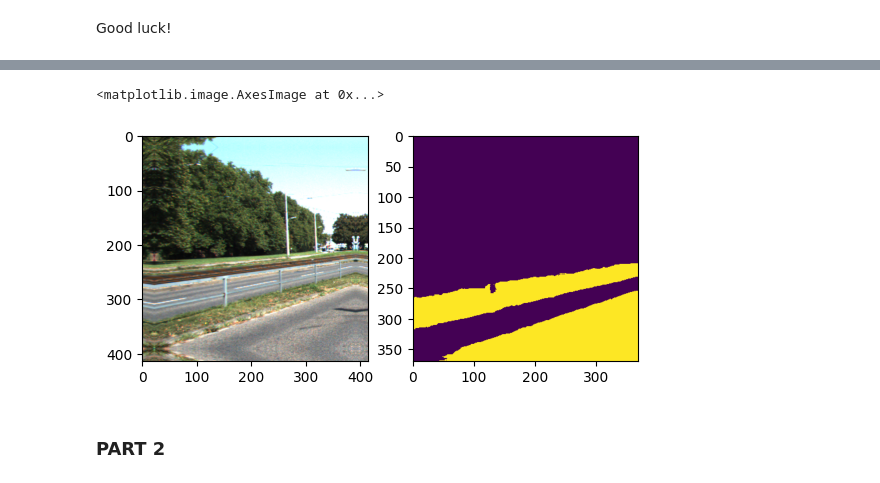
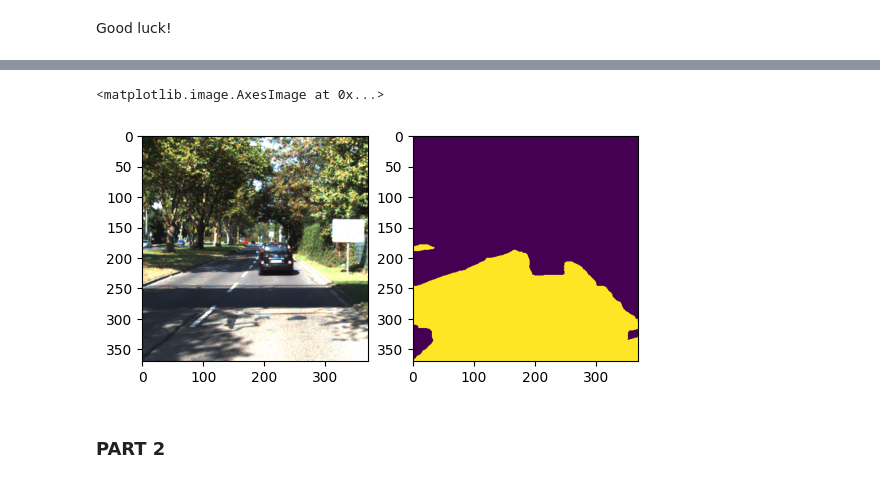
Before and after one commit to babanov1403/deep_vision_and_graphics, a Jupyter notebook: homework03/homework-part1-segmentation.ipynb, the cells around one changed output, grey strips where cells are left out. Drawn from its saved outputs; the diff is of its cells as text; code cells hidden in the pictures.

```diff
--- a/homework03/homework-part1-segmentation.ipynb
+++ b/homework03/homework-part1-segmentation.ipynb
@@ -179,20 +200,29 @@ class Conv3x3Relu(nn.Module):
         self.in_channels = in_channels
         self.out_channels = out_channels
 
-        self.conv = nn.Conv2d(in_channels=in_channels, out_channels=out_channels, kernel_size=3)
+        self.conv = nn.Conv2d(in_channels=in_channels, out_channels=out_channels, kernel_size=3, padding=1)
         self.bn = nn.BatchNorm2d(num_features=out_channels)
         self.relu = nn.ReLU()
     def forward(self, x):
         x = self.conv(x)
         x = self.bn(x)
         return self.relu(x)
+# %%
+def dice_loss(pred, target, smooth=1):
+    pred = torch.sigmoid(pred)
+    pred_flat = pred.reshape(-1)
+    target_flat = target.reshape(-1)
+    intersection = (pred_flat * target_flat).sum()
+    dice = (2 * intersection + smooth) / (pred_flat.sum() + target_flat.sum() + smooth)
+
+    return 1 - dice
 # %%
-def train(model, epoch_num=10):
+def train(model, epoch_num=100):
     model.to(device)
 
-    criterion = F.binary_cross_entropy_with_logits
+    criterion = dice_loss
     optimizer = torch.optim.Adam(model.parameters(), lr=1e-4)
-
+    scheduler = torch.optim.lr_scheduler.CosineAnnealingLR(optimizer, T_max=50)
     for epoch in range(epoch_num):
         model.train()
         total_loss = 0.0
@@ -204,9 +234,10 @@ def train(model, epoch_num=10):
             loss = criterion(outputs, masks)
             loss.backward()
             optimizer.step()
+            scheduler.step()
 
             total_loss += loss.item()
 
-        print(f'Epoch {epoch+1}, Loss: {total_loss/len(train_loader):.4f}, Test metric: {calc_metr(model, test_loader)}, Train metric: {calc_metr(model, train_loader)}')
+        print(f'Epoch {epoch+1}, Loss: {total_loss/len(train_loader):.4f}, Test iou: {calc_metr(model, test_loader)}, Train iou: {calc_metr(model, val_loader)}')
 # %%
 class UNet(nn.Module):
@@ -307,2 +344,5 @@ KeyboardInterrupt:
 # %%
-# torch.save(model.state_dict(), "./model_066")
+# torch.save(model.state_dict(), "./model_best")
+model = UNet().to(device)
+model.load_state_dict(torch.load('./model_best', weights_only=True))
+model.eval()
@@ -319,28 +382,18 @@ tensor([[[-6.2062, -6.5357, -6.7341,  ..., -7.8720, -7.7956, -7.6448],
        grad_fn=<SqueezeBackward1>)
 # %%
-# sample = train_dataset[193]
-# image = sample['image']
-# mask = model(sample['image'].unsqueeze(0).to(device)).to('cpu')
-# # mask = sample['mask']
-
-# plt.subplot(1, 2, 1)
-# plt.imshow(image.permute(1, 2, 0))
-# plt.subplot(1, 2, 2)
-# plt.imshow(torch.sigmoid(mask.squeeze(1).permute(1, 2, 0)).detach().numpy())
-# # plt.imshow(mask.permute(1, 2, 0))
-
-sample = train_dataset[15]
-image = transforms.Normalize(mean=-1*means/stds, std=1/stds)(sample['image'])
+sample = train_dataset[223]
+image = transforms.Normalize(mean=-1*mean/std, std=1/std)(sample['image'])
 mask = sample['mask']
 pred = model.forward(torch.unsqueeze(sample['image'].to('cuda'), dim=0))
 
 plt.subplot(1, 2, 1)
 plt.imshow(image.permute(1, 2, 0))
 plt.subplot(1, 2, 2)
 plt.imshow((torch.sigmoid(pred[0]) > 0.5).permute(1, 2, 0).cpu().detach().numpy())
+# plt.imshow(mask.permute(1, 2, 0))
 # %% [output]
 <matplotlib.image.AxesImage at 0x...>
-[figure, old version]
+[figure, new version]
 # %% [markdown]
 ### PART 2
 # %%
```
Also changed, not shown: parts of 19 cells of this notebook, 1 other file.
